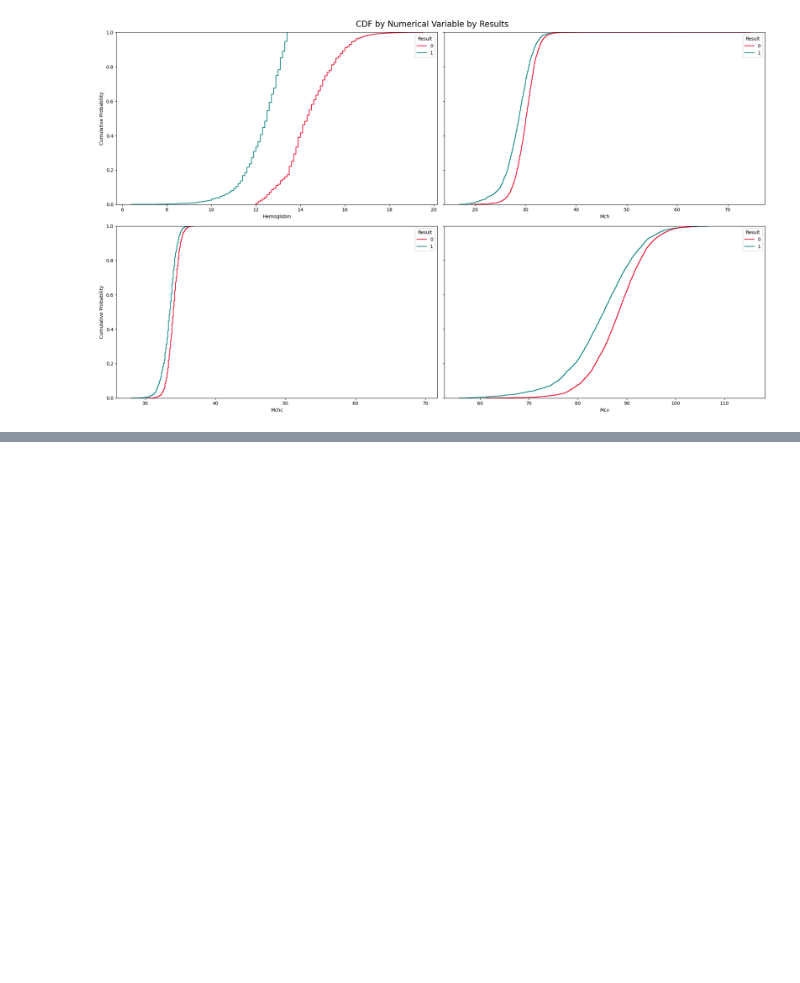
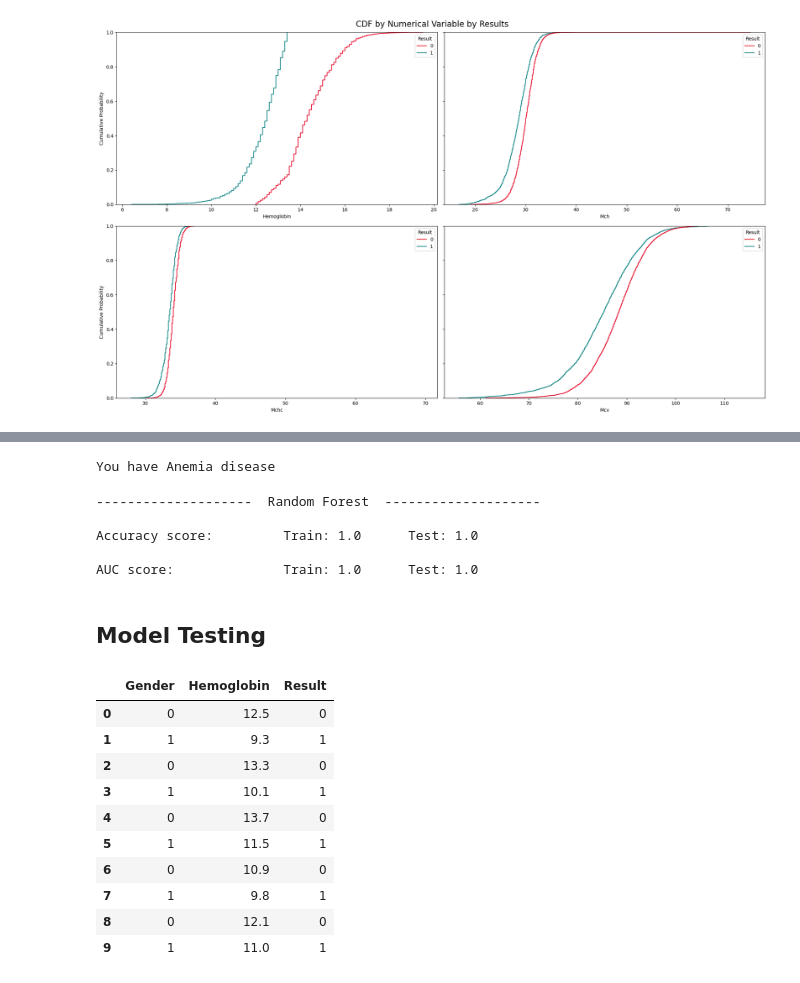
Before and after one commit to ansarimzp/Anemia-Recognition-, a Jupyter notebook: main.ipynb, the cells around one changed output, grey strips where cells are left out. Drawn from its saved outputs; the diff is of its cells as text; code cells hidden in the pictures; blank space fills up the shorter version.

```diff
--- a/main.ipynb
+++ b/main.ipynb
@@ -214,0 +373,63 @@ plt.show()
+# %%
+# Use the trained GBC model instance
+prediction = models["GBC"].predict([[0,11.6,22.3,30.9,74.5]])
+if prediction[0] == 0:
+    print("You do not have Anemia disease")
+elif prediction[0] == 1:
+    print("You have Anemia disease")
+# %% [output]
+You have Anemia disease
+# %%
+reduced_df = df_cleaned.drop(["MCV", "MCH", "MCHC"], axis=1)
+
+X_new = reduced_df.drop("Result", axis=1)
+y_new = reduced_df["Result"]
+
+X_train_red, X_test_red, y_train_red, y_test_red = train_test_split(X_new, y_new, test_size=0.25, stratify=y_new, random_state=42)
+
+red_model = RandomForestClassifier(random_state=42)
+
+red_model.fit(X_train_red, y_train_red)
+
+y_pred_train = red_model.predict(X_train_red)
+y_pred_test = red_model.predict(X_test_red)
+
+accuracy_train = accuracy_score(y_train_red, y_pred_train)
+accuracy_test = accuracy_score(y_test_red, y_pred_test)
+
+auc_train = roc_auc_score(y_train_red, y_pred_train)
+auc_test = roc_auc_score(y_test_red, y_pred_test)
+
+print("--"*10, f" Random Forest ", "--"*10)
+print(f"\nAccuracy score: \tTrain: {round(accuracy_train,2)} \tTest: {round(accuracy_test,2)}")
+print(f"\nAUC score: \t\tTrain: {round(auc_train,2)} \tTest: {round(auc_test,2)}\n")
+# %% [output]
+--------------------  Random Forest  --------------------
+
+Accuracy score:         Train: 1.0      Test: 1.0
+
+AUC score:              Train: 1.0      Test: 1.0
+# %% [markdown]
+## Model Testing
+# %%
+data = {
+    'Gender': ['0', '1', '0', '1', '0', '1', '0', '1', '0', '1'],
+    'Hemoglobin': [12.5, 9.3, 13.3, 10.1, 13.7, 11.5, 10.9, 9.8, 12.1, 11.0],
+    'Result': ['0', '1', '0', '1', '0', '1', '0', '1', '0', '1']
+}
+
+df_Test = pd.DataFrame(data)
+
+df_Test
+# %% [output]
+|  | Gender | Hemoglobin | Result |
+| 0 | 0 | 12.5 | 0 |
+| 1 | 1 | 9.3 | 1 |
+| 2 | 0 | 13.3 | 0 |
+| 3 | 1 | 10.1 | 1 |
+| 4 | 0 | 13.7 | 0 |
+| 5 | 1 | 11.5 | 1 |
+| 6 | 0 | 10.9 | 0 |
+| 7 | 1 | 9.8 | 1 |
+| 8 | 0 | 12.1 | 0 |
+| 9 | 1 | 11.0 | 1 |
```
Also changed, not shown: parts of 11 cells of this notebook.
